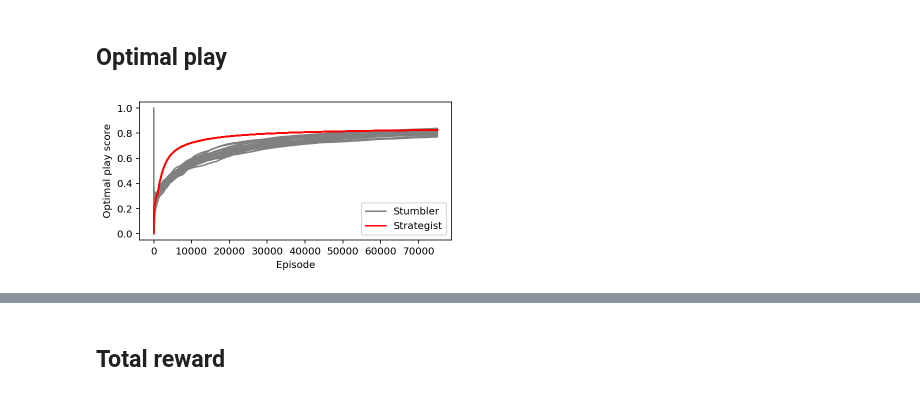
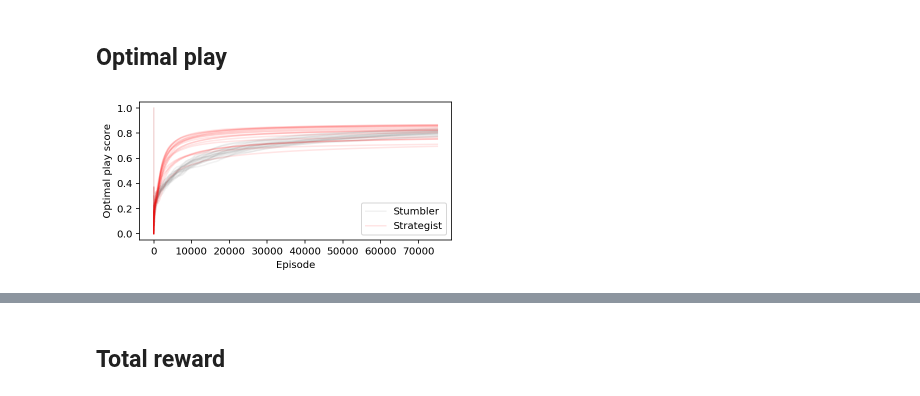
Before and after one commit to CoAxLab/azad, a Jupyter notebook: notebooks/wythoff_exp13_14.ipynb, the cells around one changed output, grey strips where cells are left out. Drawn from its saved outputs; the diff is of its cells as text; code cells hidden in the pictures.

```diff
--- a/notebooks/wythoff_exp13_14.ipynb
+++ b/notebooks/wythoff_exp13_14.ipynb
@@ -37,10 +38,10 @@ for fi in files:
 path = "/Users/type/Code/azad/data/wythoff/exp14/"
 
 exp_14 = []
-runs = range(1, 21)
+runs = range(2, 21)
 for r in runs:
     files = sorted(glob(os.path.join(path,
-        "run_2_episode*_stumbler*".format(int(r)))))
+        "run_{}_episode*_stumbler*".format(int(r)))))
 
     mon = join_monitored(files, sort_key='episode')
     exp_14.append(mon)
@@ -63,29 +64,29 @@ print(np.max([np.max(mon['score'][-100:-1]) for mon in exp_14]))
 # %%
 plt.figure(figsize=(5, 2.5))
 
 for n, mon in enumerate(exp_13):
     # Only want one legend entry
     lab = None
     if n == 0:
         lab = "Stumbler"
 
     # Plot
     _ = plt.plot(mon['episode'], mon['score'],
-                    color='grey', alpha=1,  label=lab)
+                    color='grey', alpha=.1,  label=lab)
 
 for n, mon in enumerate(exp_14):
     # Only want one legend entry
     lab = None
     if n == 0:
         lab = "Strategist"
 
     # Plot
     _ = plt.plot(mon['episode'], mon['score'],
-                    color='red', alpha=1, label=lab)
+                    color='red', alpha=.1, label=lab)
 
 _ = plt.tight_layout()
 _ = plt.legend()
 _ = plt.xlabel("Episode")
 _ = plt.ylabel("Optimal play score")
 # %% [output]
-[figure, old version]
+[figure, new version]
```
Also changed, not shown: parts of 5 cells of this notebook, 3 other files.
